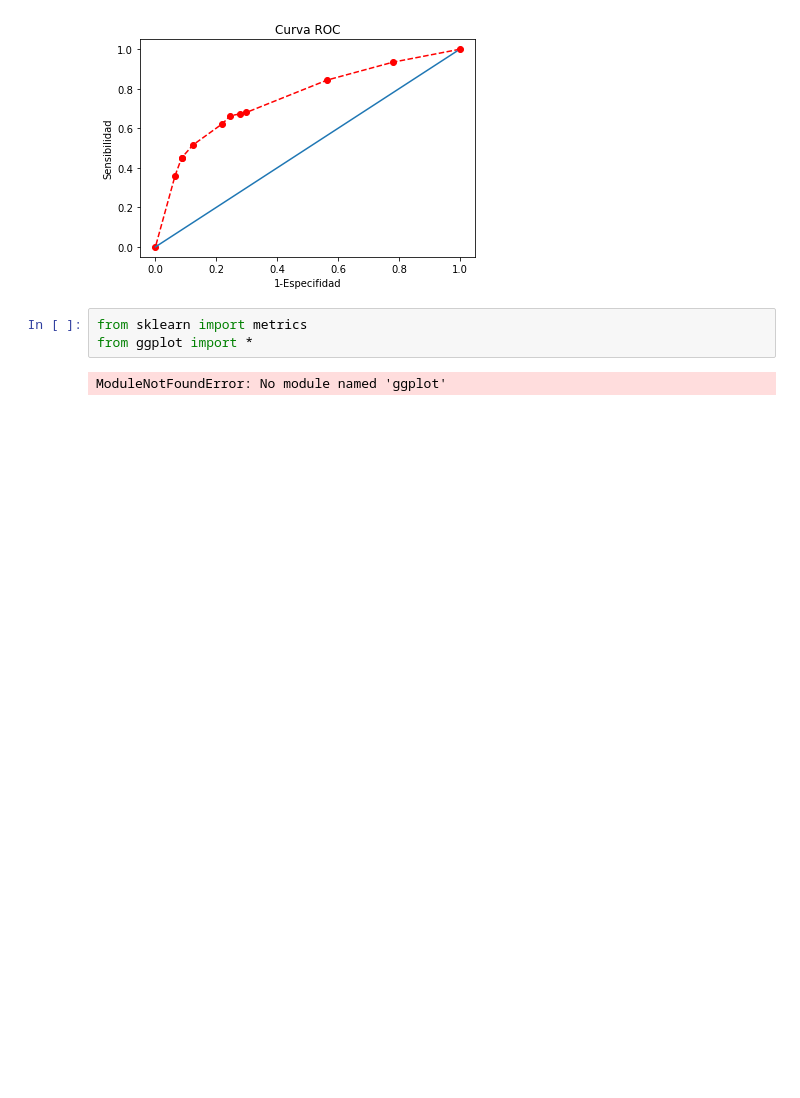
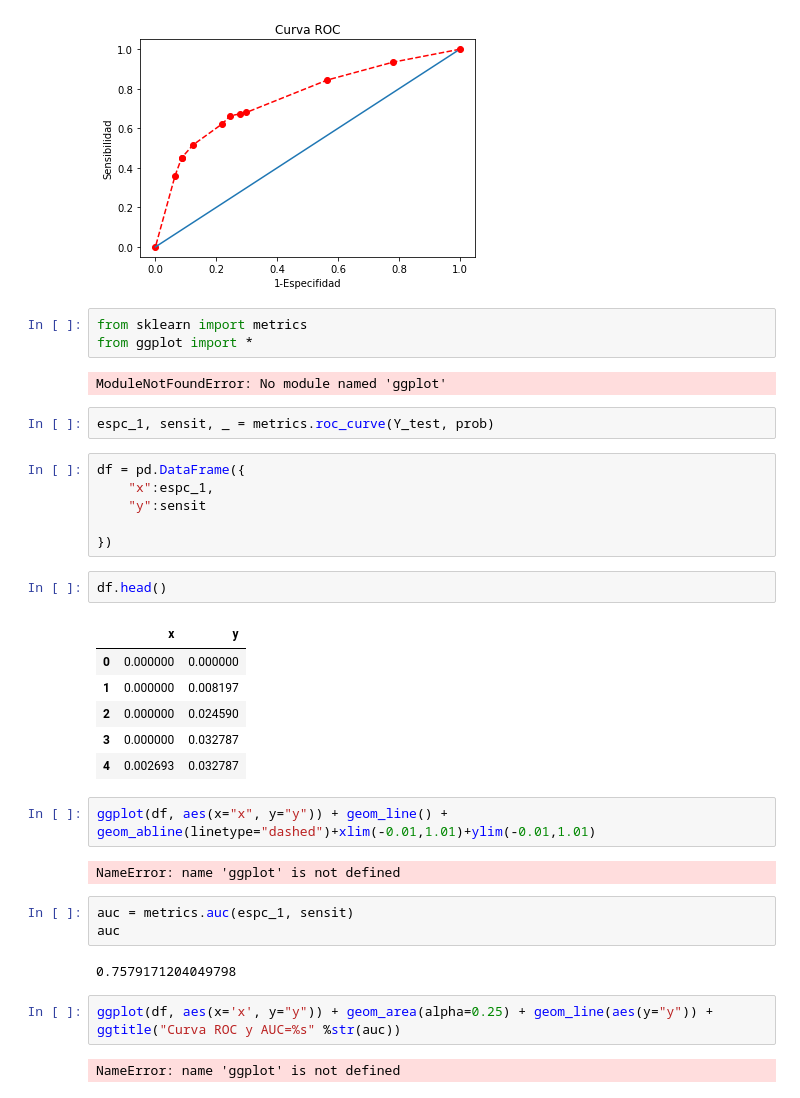
Before and after one commit to diego19508/python-ml-course, a Jupyter notebook: Course/T5 - 3 - Logistic Regression - Implementación con Python.ipynb, the cells around one changed output. Drawn from its saved outputs; the diff is of its cells as text; blank space fills up the shorter version.

```diff
--- a/Course/T5 - 3 - Logistic Regression - Implementación con Python.ipynb
+++ b/Course/T5 - 3 - Logistic Regression - Implementación con Python.ipynb
@@ -566,3 +566,33 @@ from sklearn import metrics
 from ggplot import *
 # %% [output]
 ModuleNotFoundError: No module named 'ggplot'
+# %%
+espc_1, sensit, _ = metrics.roc_curve(Y_test, prob)
+# %%
+df = pd.DataFrame({
+    "x":espc_1,
+    "y":sensit
+
+})
+# %%
+df.head()
+# %% [output]
+|  | x | y |
+| 0 | 0.000000 | 0.000000 |
+| 1 | 0.000000 | 0.008197 |
+| 2 | 0.000000 | 0.024590 |
+| 3 | 0.000000 | 0.032787 |
+| 4 | 0.002693 | 0.032787 |
+# %%
+ggplot(df, aes(x="x", y="y")) + geom_line() +  geom_abline(linetype="dashed")+xlim(-0.01,1.01)+ylim(-0.01,1.01)
+# %% [output]
+NameError: name 'ggplot' is not defined
+# %%
+auc = metrics.auc(espc_1, sensit)
+auc
+# %% [output]
+0.7579171204049798
+# %%
+ggplot(df, aes(x='x', y="y")) + geom_area(alpha=0.25) + geom_line(aes(y="y")) + ggtitle("Curva ROC y AUC=%s" %str(auc))
+# %% [output]
+NameError: name 'ggplot' is not defined
```
